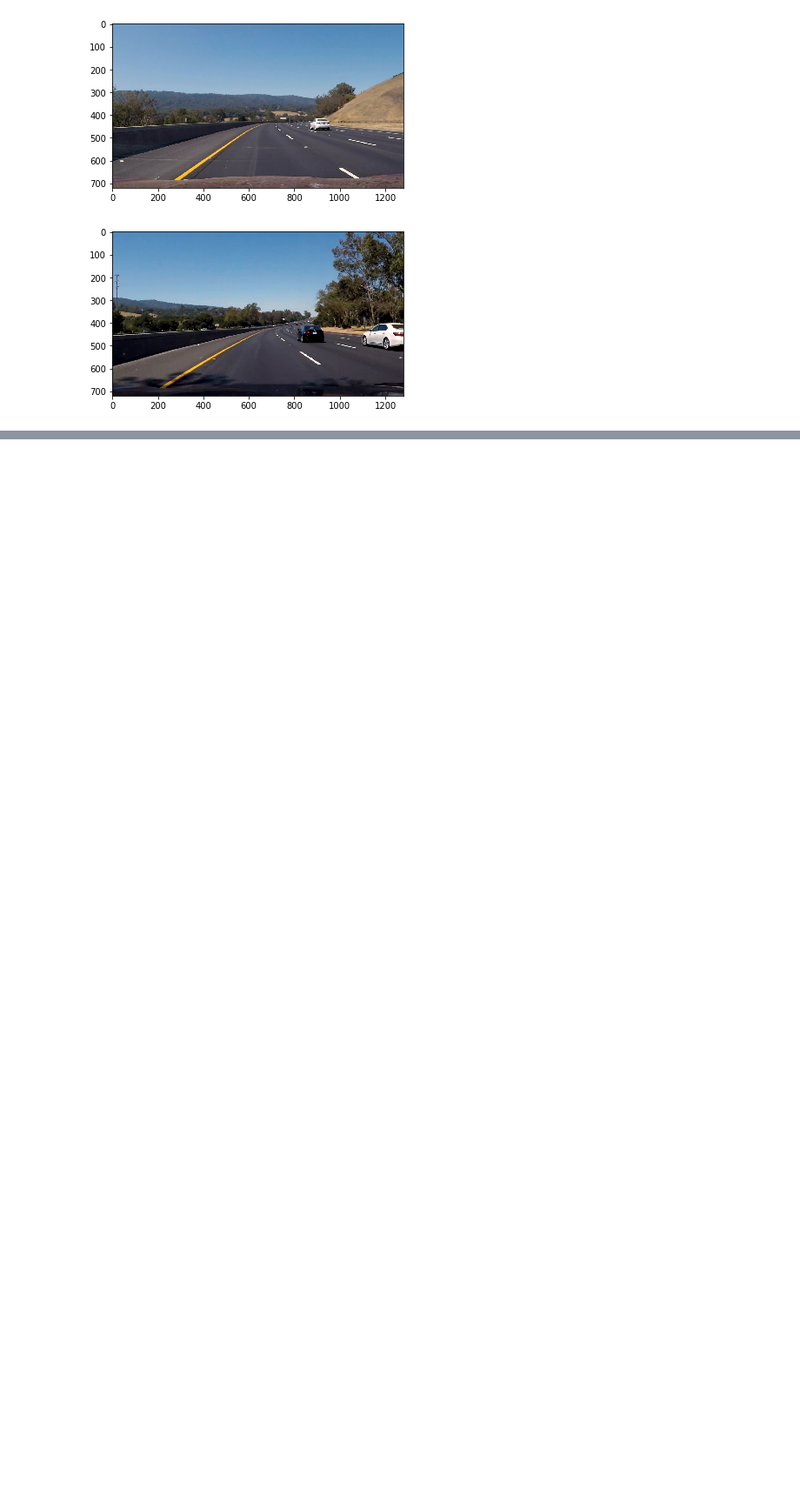
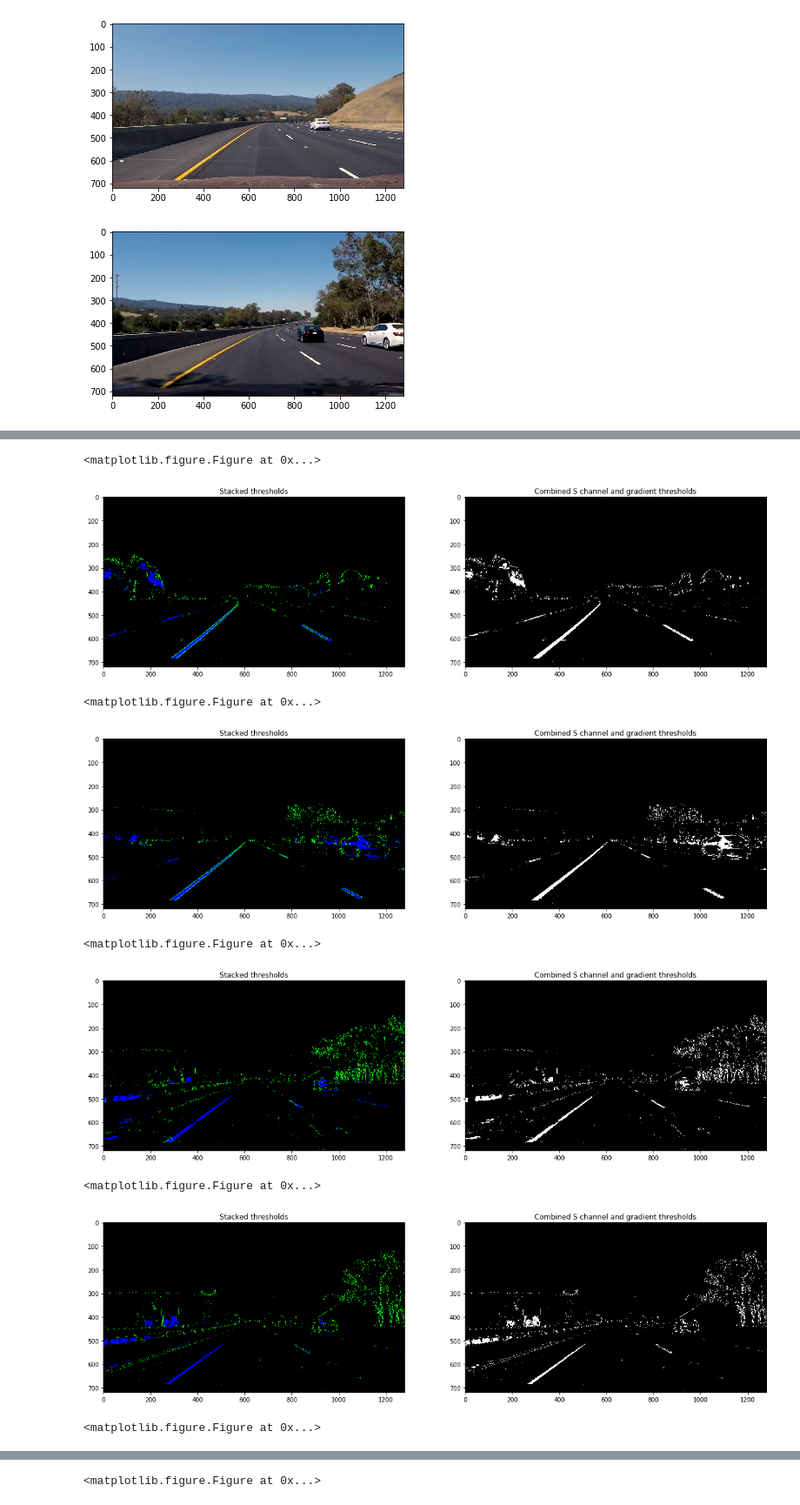
Before and after one commit to BenRR/Car-P4, a Jupyter notebook: work.ipynb, the cells around one changed output, grey strips where cells are left out. Shown at 87% size. Saved outputs shown, nothing was run; the diff lists cells and outputs as text; code cells hidden in the pictures; blank space fills up the shorter version.

```diff
--- a/work.ipynb
+++ b/work.ipynb
@@ -230,0 +287,13 @@ plt.imshow(region_of_interest(frames[0], vertices))
+# %%
+for frame in frames:
+    s_grad(frame)
+# %% [output]
+<matplotlib.figure.Figure at 0x...>
+[figure, added]
+<matplotlib.figure.Figure at 0x...>
+[figure, added]
+<matplotlib.figure.Figure at 0x...>
+[figure, added]
+<matplotlib.figure.Figure at 0x...>
+[figure, added]
+<matplotlib.figure.Figure at 0x...>
@@ -230,0 +301 @@ plt.imshow(region_of_interest(frames[0], vertices))
+<matplotlib.figure.Figure at 0x...>
```
Also changed, not shown: parts of 5 cells of this notebook.
